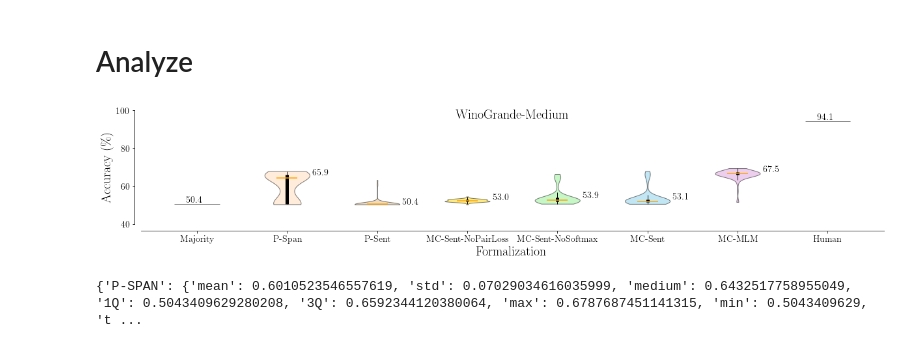
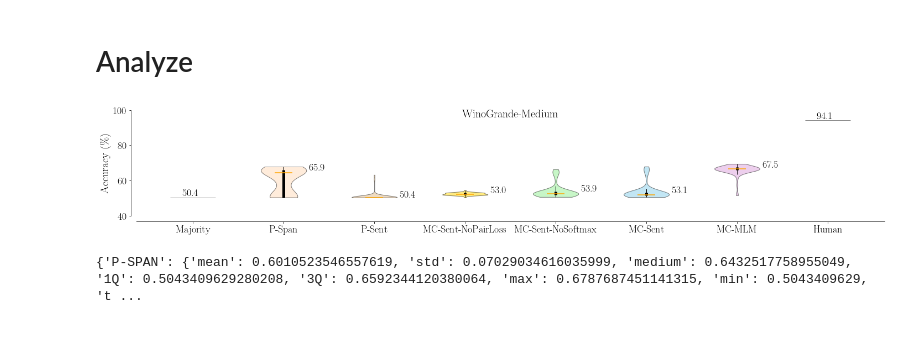
Before and after one commit to nyu-mll/wsc-formalizations, a Jupyter notebook: analysis/winogrande-option-analysis.ipynb, the cells around one changed output. Saved outputs shown, nothing was run; the diff lists cells and outputs as text; code cells hidden in the pictures.

```diff
--- a/analysis/winogrande-option-analysis.ipynb
+++ b/analysis/winogrande-option-analysis.ipynb
@@ -264,38 +264,39 @@ chart_labels = ['P-Span',
                'MC-Sent-NoPairLoss',
                'MC-Sent-NoSoftmax',
                'MC-Sent',
                'MC-MLM']
 
 f_violin = make_box_plots(results,
                    chart_labels,
                    ordered_framings,
                    adjusted_axes = True,
                    title = 'WinoGrande-Medium',
                    titleh=96,
                    showfliers = True,
-                   x_size = 17,
+                   x_size = 20,
                    y_size = 3.5,
                    y_min = 40,
                    y_max = 100,
                    y_tick = 20,
                    notch = False,
                    ylabel = r'Accuracy (\%)',
-                   xlabel = r'Formalization',
+                   xlabel = None,
+                   #xlabel = r'Formalization',
                    majority = 50.43,
                    human = 94.1,
                    label_size=20,
-                   tick_size=14,
-                   plabel_size=14,
+                   tick_size=18,
+                   plabel_size=18,
                    x_offset = .88,
                    bar_colors = True,
                    bar_labels = True,
                    label_type = '3Q',
                    bar = bar,
                    box = box,
                    violin = violin,
                   )
 # %% [output]
-[figure, old version]
+[figure, new version]
 # %%
 def get_stats(data,
               labels,
```
Also changed, not shown: 9 other files.
